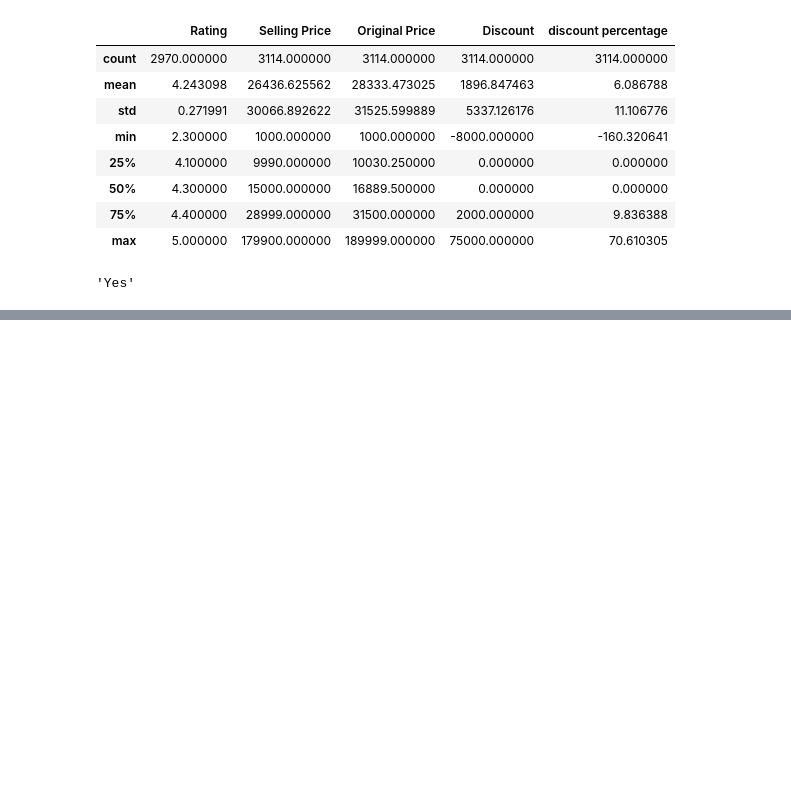
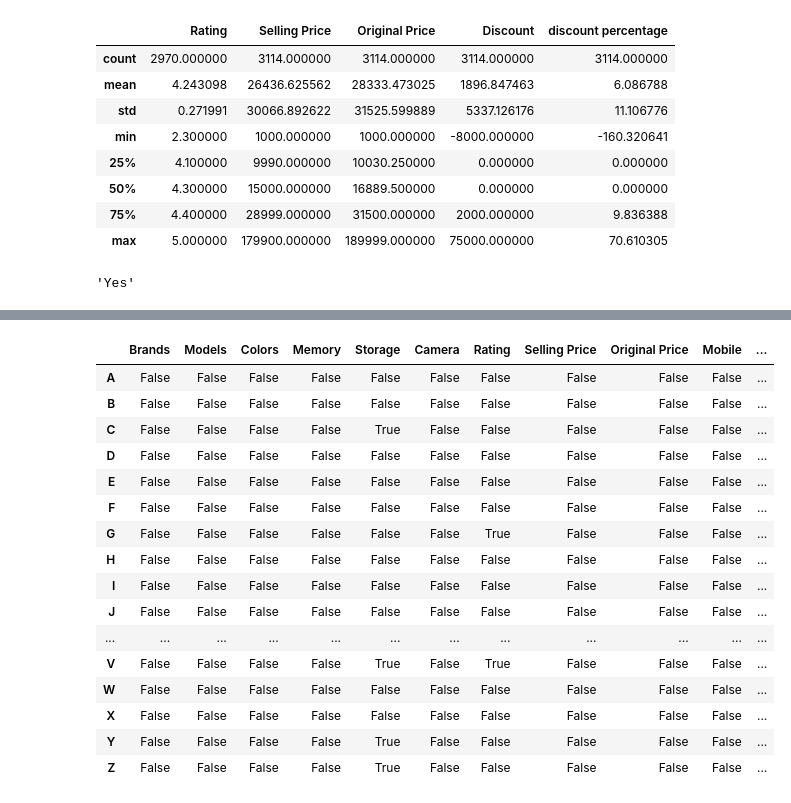
Before and after one commit to MwauraKai/pydata, a Jupyter notebook: practice.ipynb, the cells around one changed output, grey strips where cells are left out. Cells and saved outputs as stored; diff of their text form; code cells hidden in the pictures; blank space fills up the shorter version.

Commit message:
missing values

```diff
--- a/practice.ipynb
+++ b/practice.ipynb
@@ -101,3 +104,6 @@ sales.iloc[100,5]
 # selecting a single value
 # %% [output]
 'Yes'
+# %%
+df=sales.iloc[0:26,:]
+df.shape
@@ -103,0 +112,5 @@ sales.iloc[100,5]
+# %%
+import string
+letters=list(string.ascii_uppercase)
+df.index=letters
+df.head()
@@ -103,0 +144,21 @@ sales.iloc[100,5]
+# %%
+df.isnull()
+# identify missing values
+# %% [output]
+|  | Brands | Models | Colors | Memory | Storage | Camera | Rating | Selling Price | Original Price | Mobile | ... |
+| A | False | False | False | False | False | False | False | False | False | False | ... |
+| B | False | False | False | False | False | False | False | False | False | False | ... |
+| C | False | False | False | False | True | False | False | False | False | False | ... |
+| D | False | False | False | False | False | False | False | False | False | False | ... |
+| E | False | False | False | False | False | False | False | False | False | False | ... |
+| F | False | False | False | False | False | False | False | False | False | False | ... |
+| G | False | False | False | False | False | False | True | False | False | False | ... |
+| H | False | False | False | False | False | False | False | False | False | False | ... |
+| I | False | False | False | False | False | False | False | False | False | False | ... |
+| J | False | False | False | False | False | False | False | False | False | False | ... |
+| ... | ... | ... | ... | ... | ... | ... | ... | ... | ... | ... | ... |
+| V | False | False | False | False | True | False | True | False | False | False | ... |
+| W | False | False | False | False | False | False | False | False | False | False | ... |
+| X | False | False | False | False | False | False | False | False | False | False | ... |
+| Y | False | False | False | False | True | False | False | False | False | False | ... |
+| Z | False | False | False | False | True | False | False | False | False | False | ... |
```
Also changed, not shown: parts of 12 cells of this notebook.
